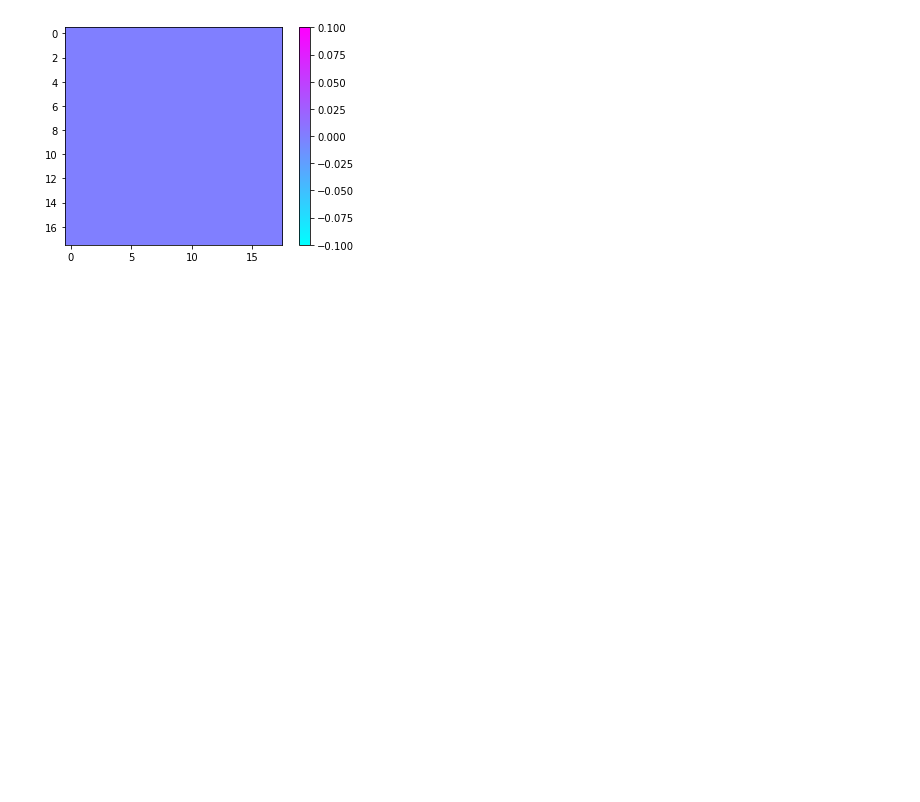
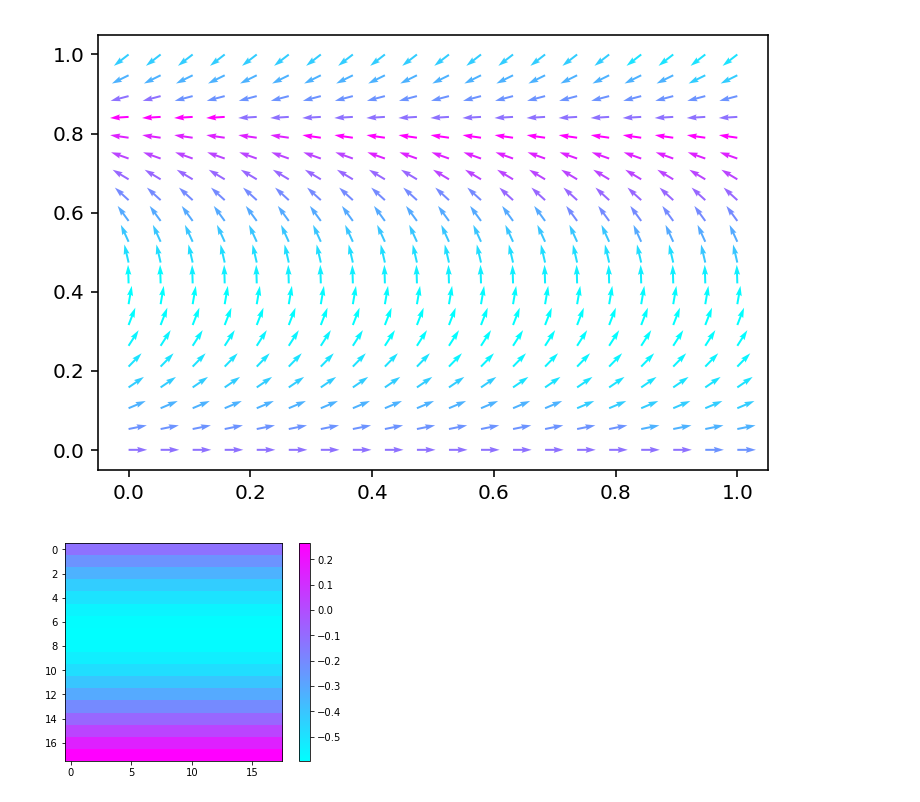
Before and after one commit to andrew-pa/fluidynm, a Jupyter notebook: 2D Advection.ipynb, the cells around one changed output. Saved outputs shown, nothing was run; the diff lists cells and outputs as text; code cells hidden in the pictures; blank space fills up the shorter version.

```diff
--- a/2D Advection.ipynb
+++ b/2D Advection.ipynb
@@ -21,8 +22,8 @@ psi[:,1] = 1.0
 u = numpy.zeros((xmax,ymax,2))
 for x in range(xmax):
     for y in range(ymax):
-        u[x,y,0]=30#cos(x*0.1)*3
-        u[x,y,1]=1#sin(x*0.1)*3
+        u[x,y,0]=cos(x*0.2)*3
+        u[x,y,1]=sin(x*0.2)*3
 
 def plot_system():
     fig = plt.figure(dpi=144)
@@ -60,9 +68,14 @@ plot_system()
 # %%
 # compute the divergence of u
 div_u = (u[2:,1:-1,0]-u[:-2,1:-1,0])/2 + (u[1:-1,2:,1]-u[1:-1,:-2,1])/2
 
+fig = plt.figure(dpi=144)
+plt.quiver(X, Y, u[:,:,0], u[:,:,1], div_u, antialiased=True)
+plt.set_cmap("cool")
+plt.show()
 imd = plt.imshow(div_u)
 imd.set_cmap("cool")
 cb = plt.colorbar()
 # %% [output]
-[figure, old version]
+[figure, new version]
+[figure, added]
```
Also changed, not shown: parts of 4 cells of this notebook.
